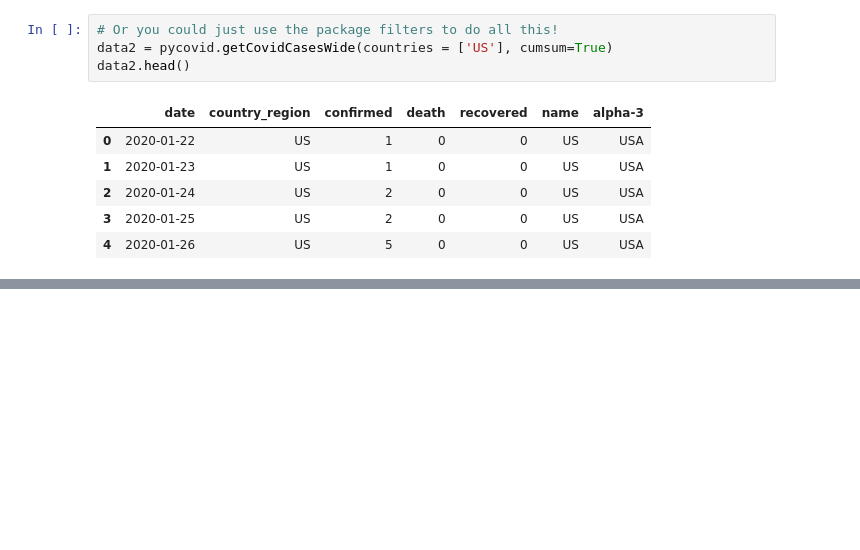
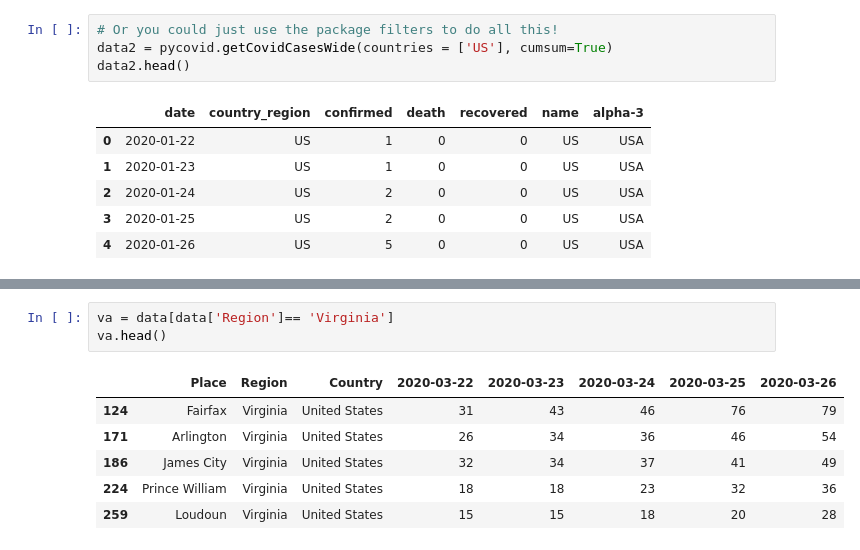
Before and after one commit to martonik/COVID-19, a Jupyter notebook: COVID_tracking.ipynb, the cells around one changed output, grey strips where cells are left out. Drawn from its saved outputs; the diff is of its cells as text; blank space fills up the shorter version.

```diff
--- a/COVID_tracking.ipynb
+++ b/COVID_tracking.ipynb
@@ -94,0 +137,10 @@ fig.show()
+# %%
+va = data[data['Region']== 'Virginia']
+va.head()
+# %% [output]
+|  | Place | Region | Country | 2020-03-22 | 2020-03-23 | 2020-03-24 | 2020-03-25 | 2020-03-26 |
+| 124 | Fairfax | Virginia | United States | 31 | 43 | 46 | 76 | 79 |
+| 171 | Arlington | Virginia | United States | 26 | 34 | 36 | 46 | 54 |
+| 186 | James City | Virginia | United States | 32 | 34 | 37 | 41 | 49 |
+| 224 | Prince William | Virginia | United States | 18 | 18 | 23 | 32 | 36 |
+| 259 | Loudoun | Virginia | United States | 15 | 15 | 18 | 20 | 28 |
```
Also changed, not shown: parts of 8 cells of this notebook.
